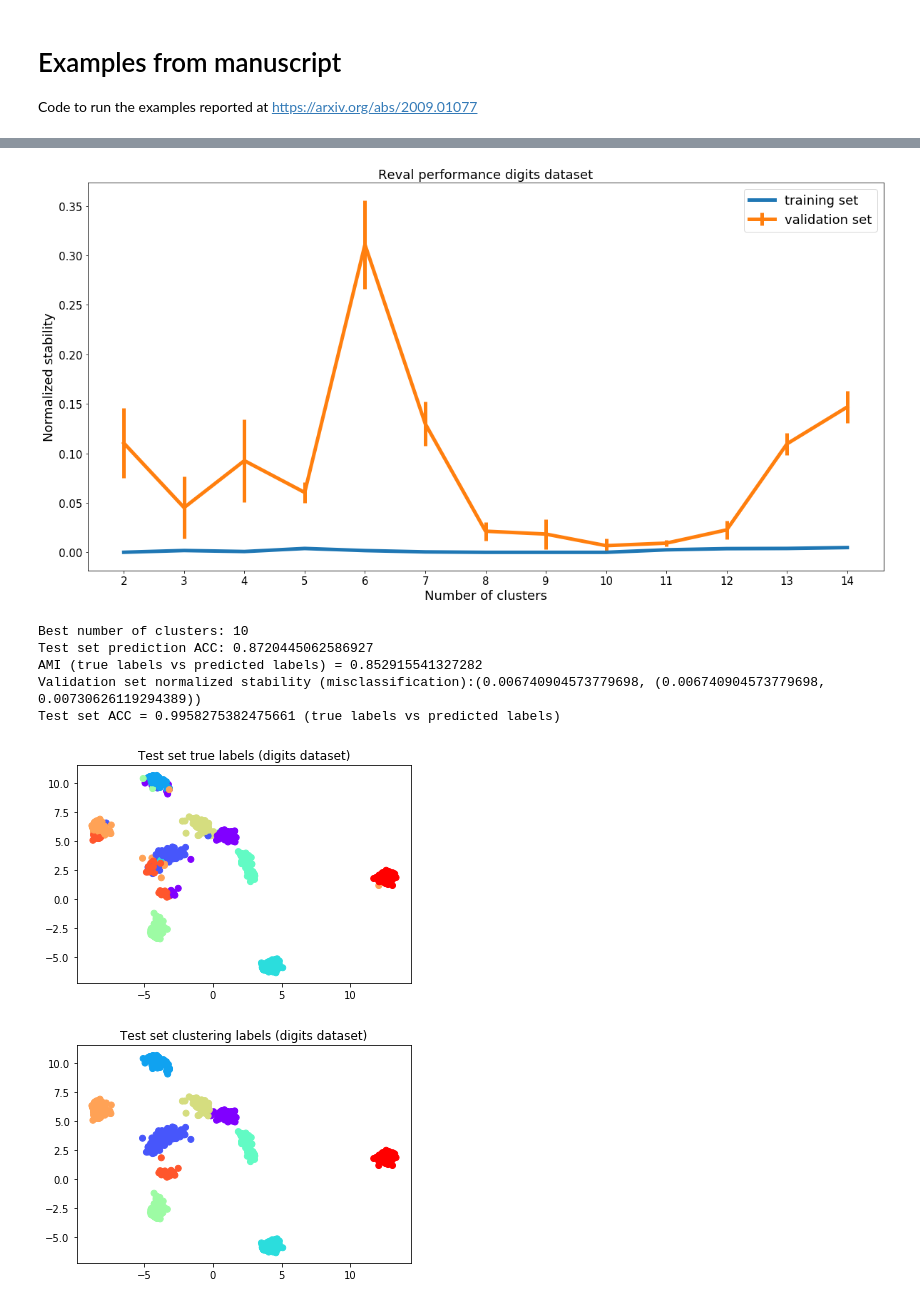
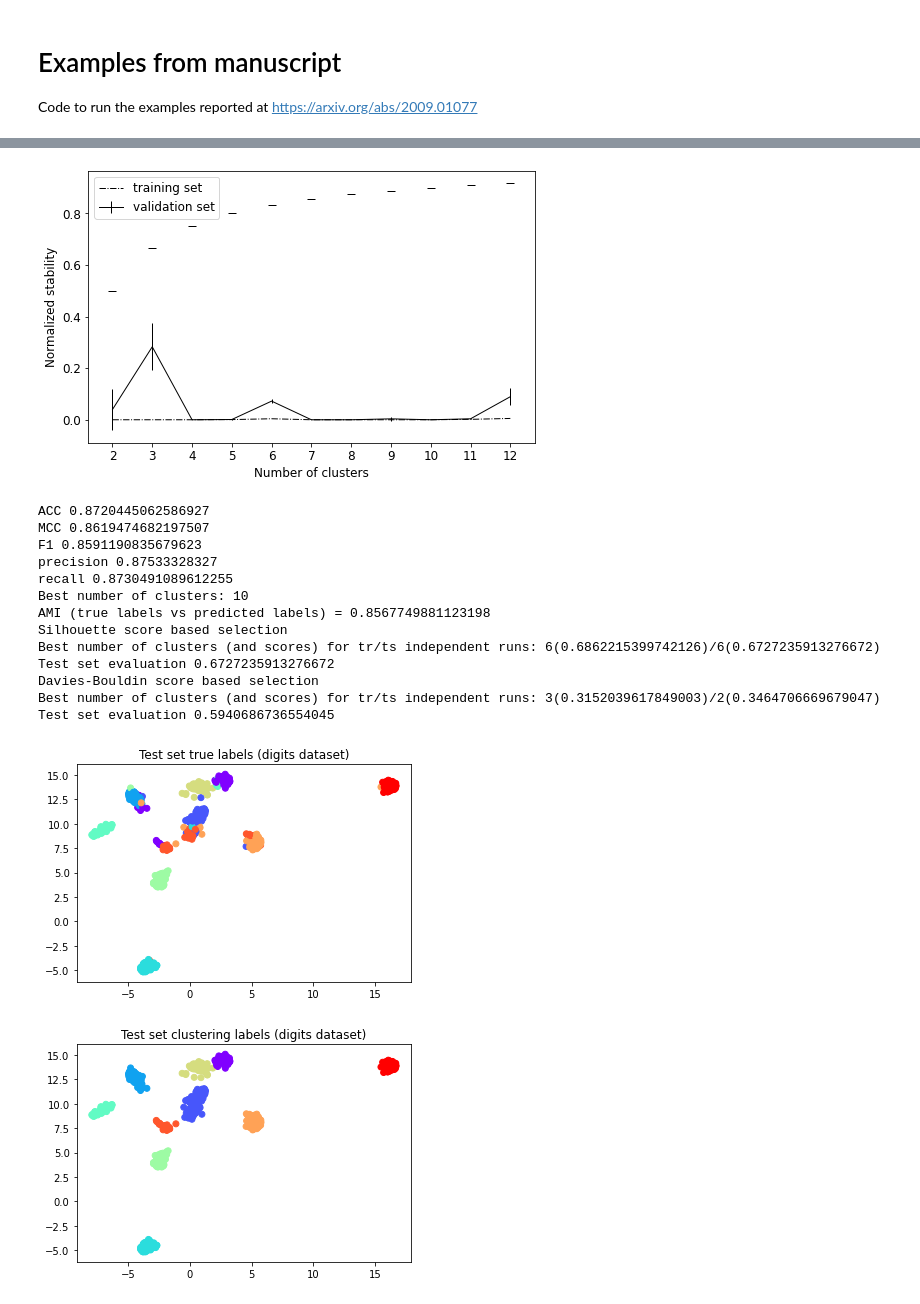
Before and after one commit to IIT-LAND/reval_clustering, a Jupyter notebook: working_examples/manexamples_notebook.ipynb, the cells around one changed output, grey strips where cells are left out. Saved outputs shown, nothing was run; the diff lists cells and outputs as text; code cells hidden in the pictures.

Commit message:
added parallelization, internal metrics and gridsearch

```diff
--- a/working_examples/manexamples_notebook.ipynb
+++ b/working_examples/manexamples_notebook.ipynb
@@ -96,5 +140,11 @@ Test set ACC = 1.0 (true labels vs predicted labels)
 # %%
-# EXAMPLE 2: Handwritten digits dataset example
+# import cProfile, pstats, io
+# from pstats import SortKey
+# pr = cProfile.Profile()
+# pr.enable()
+
+# EXAMPLE 2: UCI handwritten digits dataset example
+# start = time.time()
 digits_dataset = load_digits()
 
 digits_data = digits_dataset['data']
@@ -115,49 +165,84 @@ X_ts = transform.transform(X_ts)
 
 s = KNeighborsClassifier(n_neighbors=30)
 c = KMeans()
 
 reval = FindBestClustCV(s=s,
                         c=c,
-                        nfold=5,
-                        nclust_range=[2, 15],
-                        nrand=100)
+                        nfold=2,
+                        nclust_range=list(range(2, 13)),
+                        nrand=10,
+                        n_jobs=7)
 
-metrics, nclustbest, _ = reval.best_nclust(X_tr, iter_cv=10, strat_vect=y_tr)
+metrics, nclustbest = reval.best_nclust(X_tr, iter_cv=10, strat_vect=y_tr)
 
-plot_metrics(metrics, title='Reval performance digits dataset')
+plot_metrics(metrics)
 
 out = reval.evaluate(X_tr, X_ts, nclust=nclustbest)
 perm_lab = kuhn_munkres_algorithm(y_ts, out.test_cllab)
 
+class_scores = compute_metrics(y_ts, perm_lab)
+
+for k, val in class_scores.items():
+    print(k, val)
+
 print(f"Best number of clusters: {nclustbest}")
-print(f"Test set prediction ACC: "
-      f"{1 - zero_one_loss(y_ts, perm_lab)}")
 print(f'AMI (true labels vs predicted labels) = '
       f'{adjusted_mutual_info_score(y_ts, out.test_cllab)}')
-print(f"Validation set normalized stability (misclassification):"
-      f"{metrics['val'][nclustbest]}")
-print(f'Test set ACC = {out.test_acc} '
-      f'(true labels vs predicted labels)')
+
+print("Silhouette score based selection")
+sil_score_tr, sil_best_tr = select_best(X_tr, c, silhouette_score, nclust_range=list(range(2, 7, 1)))
+sil_score_ts, sil_best_ts = select_best(X_ts, c, silhouette_score, nclust_range=list(range(2, 7, 1)))
+
+sil_eval = evaluate_best(X_ts, c, silhouette_score, sil_best_tr)
+
+print(f"Best number of clusters (and scores) for tr/ts independent runs: {sil_best_tr}({sil_score_tr})/{sil_best_ts}({sil_score_ts})")
+print(f"Test set evaluation {sil_eval}")
+
+print("Davies-Bouldin score based selection")
+db_score_tr, db_best_tr = select_best(X_tr, c, davies_bouldin_score,
+                                        select='min', nclust_range=list(range(2, 7, 1)))
+db_score_ts, db_best_ts = select_best(X_ts, c, davies_bouldin_score,
+                                        select='min', nclust_range=list(range(2, 7, 1)))
+
+db_eval = evaluate_best(X_ts, c, davies_bouldin_score, db_best_tr)
+
+print(f"Best number of clusters (and scores) for tr/ts independent runs: {db_best_tr}({db_score_tr})/{db_best_ts}({db_score_ts})")
+print(f"Test set evaluation {db_eval}")
 
 plt.figure(figsize=(6, 4))
 plt.scatter(X_ts[:, 0],
             X_ts[:, 1],
             c=y_ts, cmap='rainbow_r')
 plt.title("Test set true labels (digits dataset)")
 plt.show()
 
 plt.figure(figsize=(6, 4))
 plt.scatter(X_ts[:, 0],
             X_ts[:, 1],
             c=perm_lab, cmap='rainbow_r')
 plt.title("Test set clustering labels (digits dataset)")
 plt.show()
+
+# pr.disable()
+# s = io.StringIO()
+# sortby = SortKey.CUMULATIVE
+# ps = pstats.Stats(pr, stream=s).sort_stats(sortby)
+# ps.print_stats()
+# print(s.getvalue())
 # %% [output]
-[figure, old version]
+[figure, new version]
+ACC 0.8720445062586927
+MCC 0.8619474682197507
+F1 0.8591190835679623
+precision 0.87533328327
+recall 0.8730491089612255
 Best number of clusters: 10
-Test set prediction ACC: 0.8720445062586927
-AMI (true labels vs predicted labels) = 0.852915541327282
-Validation set normalized stability (misclassification):(0.006740904573779698, (0.006740904573779698, 0.00730626119294389))
-Test set ACC = 0.9958275382475661 (true labels vs predicted labels)
+AMI (true labels vs predicted labels) = 0.8567749881123198
+Silhouette score based selection
+Best number of clusters (and scores) for tr/ts independent runs: 6(0.6862215399742126)/6(0.6727235913276672)
+Test set evaluation 0.6727235913276672
+Davies-Bouldin score based selection
+Best number of clusters (and scores) for tr/ts independent runs: 3(0.3152039617849003)/2(0.3464706669679047)
+Test set evaluation 0.5940686736554045
-[figure, old version]
+[figure, new version]
-[figure, old version]
+[figure, new version]
```
Also changed, not shown: parts of 8 cells of this notebook, 44 other files.
